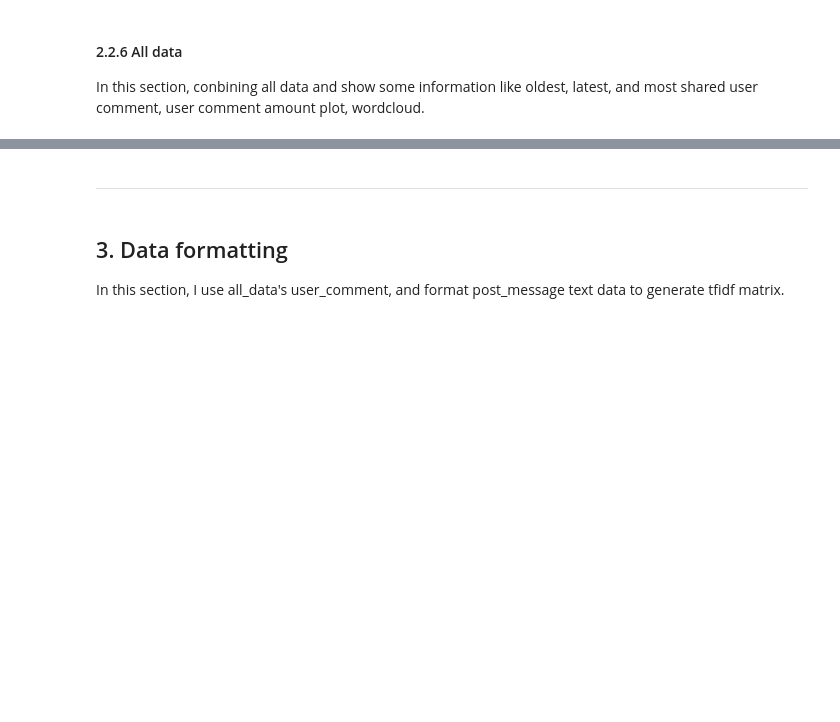
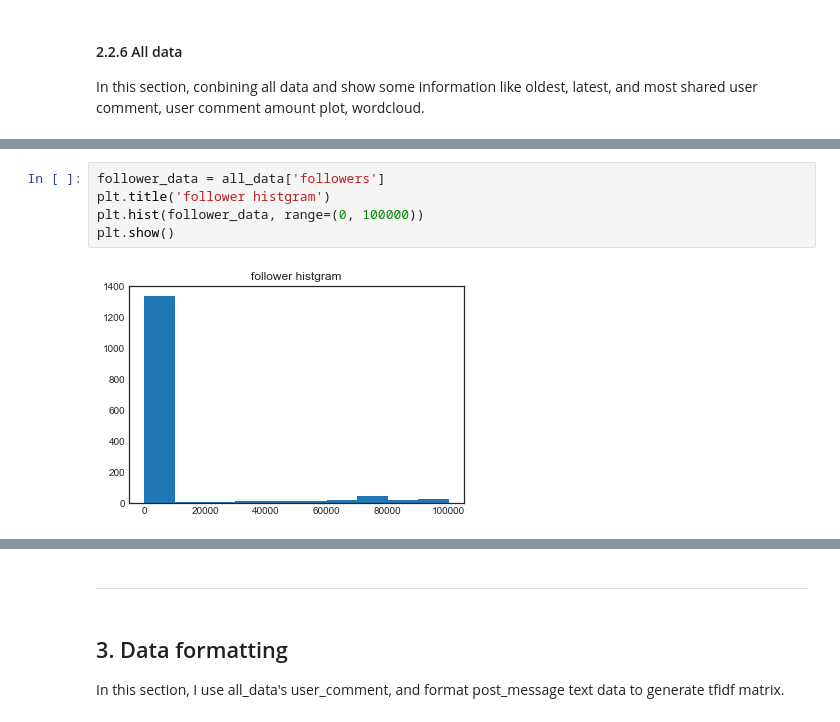
Before and after one commit to reiven-c-t/CSCI4710, a Jupyter notebook: Project/Draft/Main.ipynb, the cells around one changed output, grey strips where cells are left out. Drawn from its saved outputs; the diff is of its cells as text; blank space fills up the shorter version.

```diff
--- a/Project/Draft/Main.ipynb
+++ b/Project/Draft/Main.ipynb
@@ -599,0 +602,7 @@ Name: 0, dtype: object
+# %%
+follower_data = all_data['followers']
+plt.title('follower histgram')
+plt.hist(follower_data, range=(0, 100000))
+plt.show()
+# %% [output]
+[figure, added]
```
Also changed, not shown: parts of 18 cells of this notebook, 1 other file.
